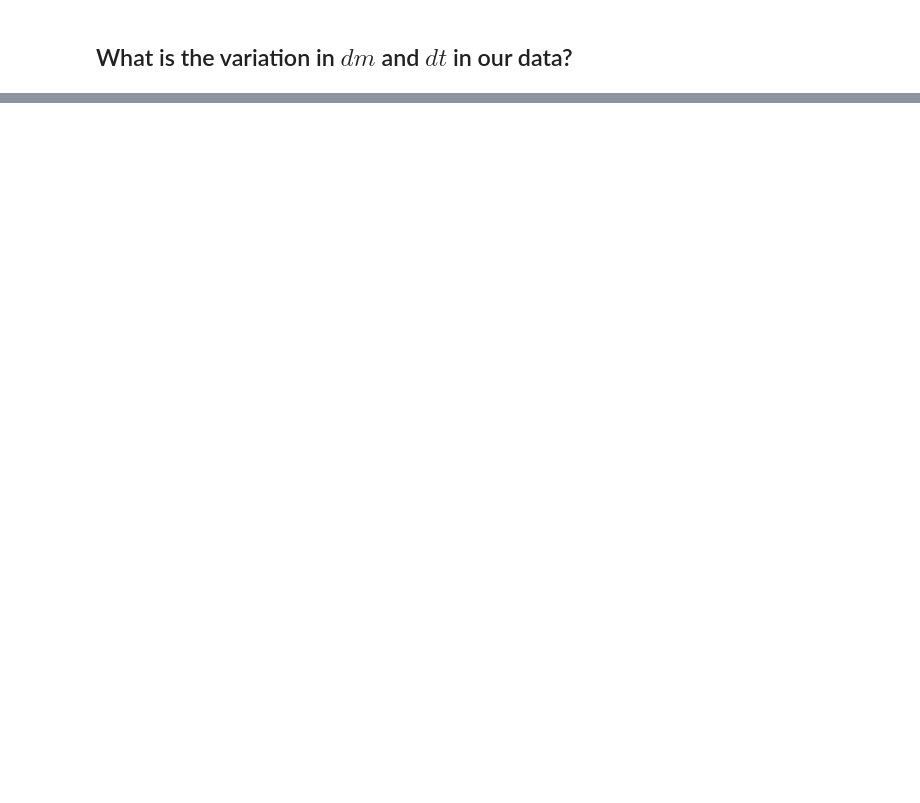
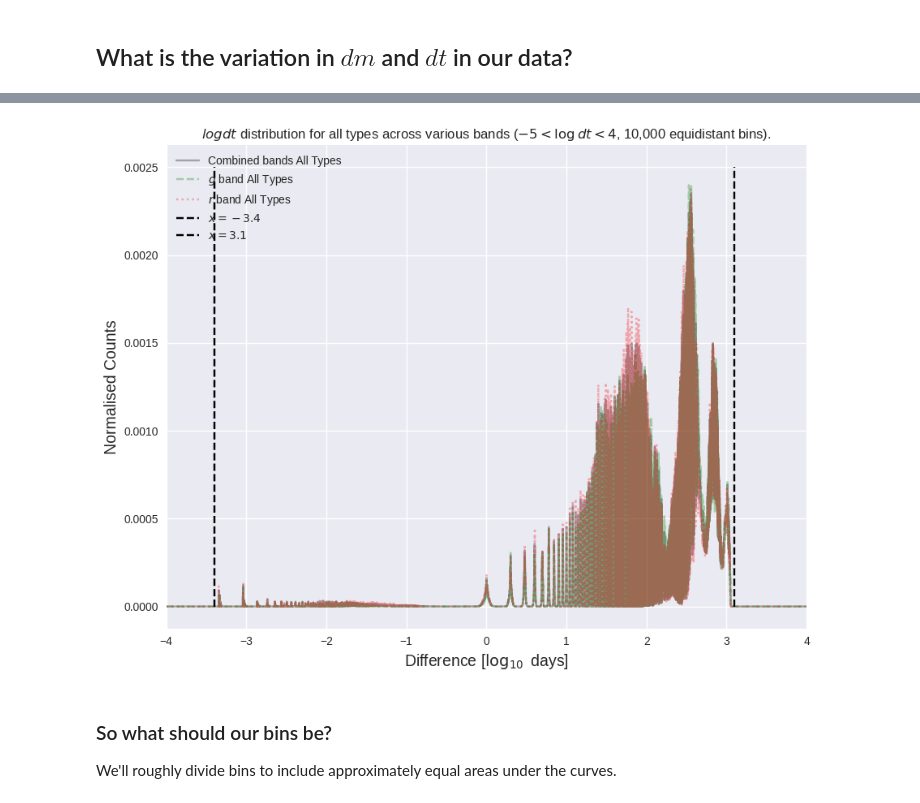
Before and after one commit to sjshamsi/Thesis, a Jupyter notebook: Misc/magnitude_variation.ipynb, the cells around one changed output, grey strips where cells are left out. Cells and saved outputs as stored; diff of their text form; code cells hidden in the pictures; blank space fills up the shorter version.

```diff
--- a/Misc/magnitude_variation.ipynb
+++ b/Misc/magnitude_variation.ipynb
@@ -121,0 +202,4 @@ plt.show()
+# %%
+logdt_min, logdt_max = -5, 4
+logdt_nbins = 10_000
+logdt_bins = np.linspace(logdt_min, logdt_max, logdt_nbins)
@@ -121,0 +233,33 @@ plt.show()
+# %%
+logdt_df = pd.read_pickle(f'/home/shoaib/Thesis/Misc/logdt_{logdt_min}_{logdt_max}_{logdt_nbins}.pkl')
+logdt_bin_centres = [(logdt_bins[i + 1] + logdt_bins[i]) / 2 for i in range(len(logdt_bins) - 1)]
+
+logdt_hists_all_types = logdt_df['cadence_histogram'].sum()
+g_logdt_hists_all_types = logdt_df[logdt_df['band'] == 'g']['cadence_histogram'].sum()
+r_logdt_hists_all_types = logdt_df[logdt_df['band'] == 'r']['cadence_histogram'].sum()
+
+plt.figure(figsize=(9, 7))
+
+plt.plot(logdt_bin_centres, logdt_hists_all_types / logdt_hists_all_types.sum(), color='k', label='Combined bands All Types', alpha=0.3)
+plt.plot(logdt_bin_centres, g_logdt_hists_all_types / g_logdt_hists_all_types.sum(), color='g', label='$g$ band All Types', alpha=0.3, linestyle='--')
+plt.plot(logdt_bin_centres, r_logdt_hists_all_types / r_logdt_hists_all_types.sum(), color='r', label='$r$ band All Types', alpha=0.3, linestyle=':')
+
+plt.vlines(-3.4, 0, 0.0025, linestyles='dashed', label=f'$x = -3.4$', color='k')
+plt.vlines(3.1, 0, 0.0025, linestyles='dashed', label=f'$x = 3.1$', color='k')
+
+plt.title(f'$log dt$ distribution for all types across various bands (${logdt_min} < \log dt < {logdt_max}$, {logdt_nbins:,} equidistant bins).')
+
+plt.ylabel('Normalised Counts', size=14)
+plt.xlabel('Difference [$\log_{10}$ days]', size=14)
+
+plt.xlim(-4, 4)
+
+plt.legend()
+plt.tight_layout()
+plt.show()
+# %% [output]
+[figure, added]
+# %% [markdown]
+### So what should our bins be?
+
+We'll roughly divide bins to include approximately equal areas under the curves.
```
Also changed, not shown: parts of 19 cells of this notebook, 7 other files.
